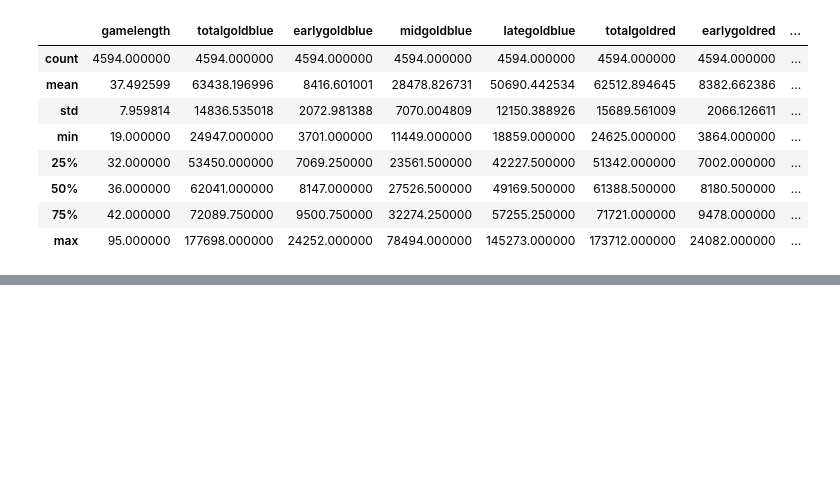
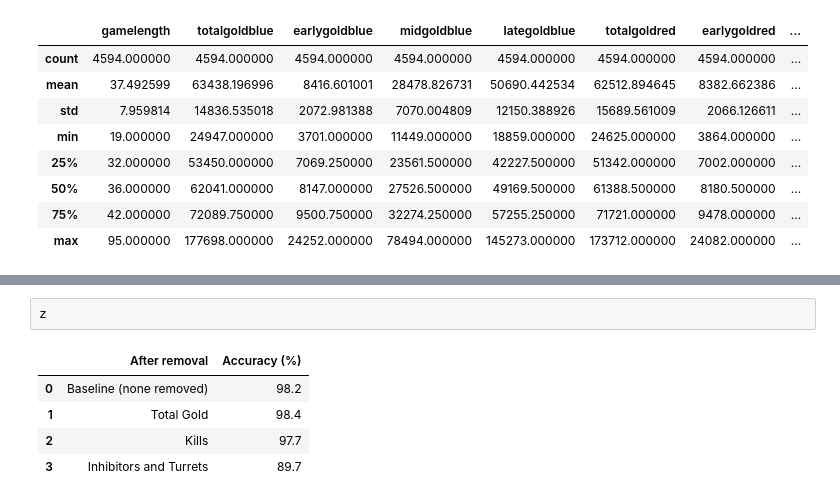
Before and after one commit to ezhang7423/ds100-final, a Jupyter notebook: analysis.ipynb, the cells around one changed output, grey strips where cells are left out. Drawn from its saved outputs; the diff is of its cells as text; blank space fills up the shorter version.

```diff
--- a/analysis.ipynb
+++ b/analysis.ipynb
@@ -346,0 +358,8 @@ Displaying confusion matrix
+# %%
+z
+# %% [output]
+|  | After removal | Accuracy (%) |
+| 0 | Baseline (none removed) | 98.2 |
+| 1 | Total Gold | 98.4 |
+| 2 | Kills | 97.7 |
+| 3 | Inhibitors and Turrets | 89.7 |
```
Also changed, not shown: parts of 2 cells of this notebook.
